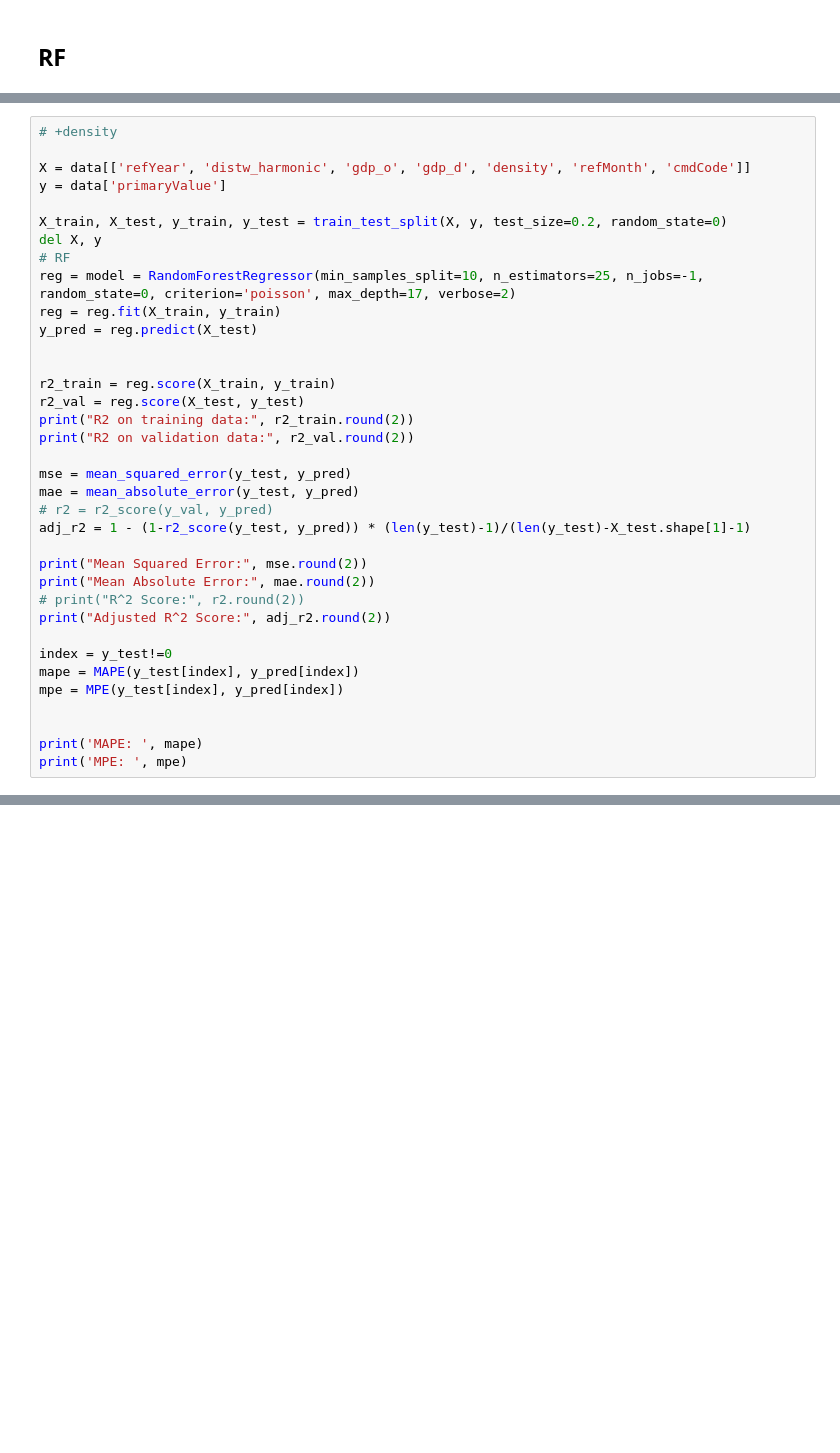
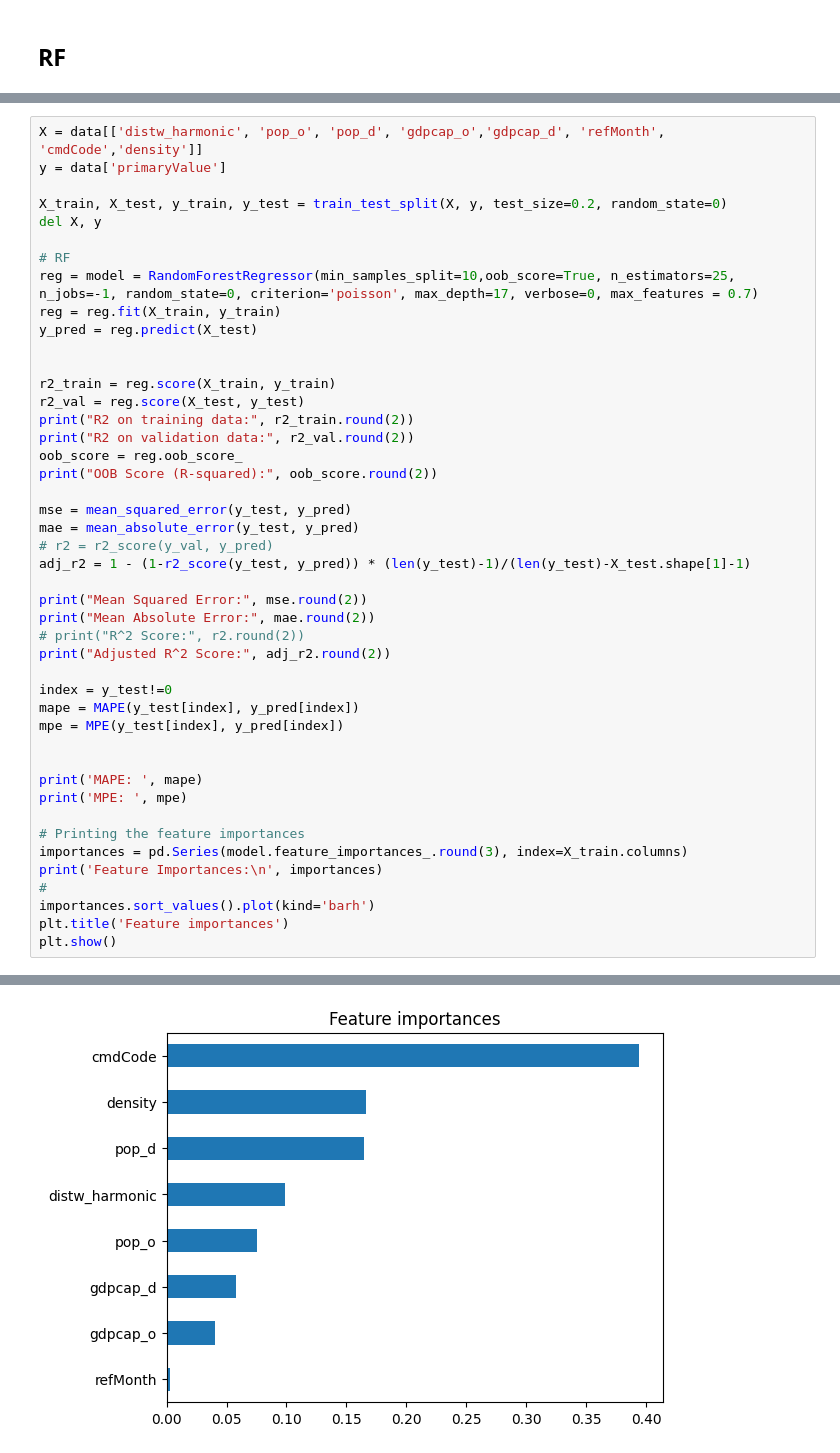
Before and after one commit to Ounoughi-Chahinez/MLforInternationalTrade, a Jupyter notebook: Exports/3. RF Experiments with Standard 20% Split (OOB).ipynb, the cells around one changed output, grey strips where cells are left out. Drawn from its saved outputs; the diff is of its cells as text; blank space fills up the shorter version.

```diff
--- a/Exports/3. RF Experiments with Standard 20% Split (OOB).ipynb
+++ b/Exports/3. RF Experiments with Standard 20% Split (OOB).ipynb
@@ -232,13 +200,12 @@ time: 1h 14min 14s (started: 2023-07-03 15:42:45 +03:00)
 # %%
-# +density
-
-X = data[['refYear', 'distw_harmonic', 'gdp_o', 'gdp_d', 'density', 'refMonth', 'cmdCode']]
+X = data[['distw_harmonic', 'pop_o', 'pop_d', 'gdpcap_o','gdpcap_d', 'refMonth', 'cmdCode','density']]
 y = data['primaryValue']
 
 X_train, X_test, y_train, y_test = train_test_split(X, y, test_size=0.2, random_state=0)
 del X, y
+
 # RF
-reg = model = RandomForestRegressor(min_samples_split=10, n_estimators=25, n_jobs=-1, random_state=0, criterion='poisson', max_depth=17, verbose=2)
+reg = model = RandomForestRegressor(min_samples_split=10,oob_score=True, n_estimators=25, n_jobs=-1, random_state=0, criterion='poisson', max_depth=17, verbose=0, max_features = 0.7)
 reg = reg.fit(X_train, y_train)
 y_pred = reg.predict(X_test)
 
@@ -247,6 +214,8 @@ r2_train = reg.score(X_train, y_train)
 r2_val = reg.score(X_test, y_test)
 print("R2 on training data:", r2_train.round(2))
 print("R2 on validation data:", r2_val.round(2))
+oob_score = reg.oob_score_
+print("OOB Score (R-squared):", oob_score.round(2))
 
 mse = mean_squared_error(y_test, y_pred)
 mae = mean_absolute_error(y_test, y_pred)
@@ -265,4 +234,12 @@ mpe = MPE(y_test[index], y_pred[index])
 
 print('MAPE: ', mape)
 print('MPE: ', mpe)
+
+# Printing the feature importances
+importances = pd.Series(model.feature_importances_.round(3), index=X_train.columns)
+print('Feature Importances:\n', importances)
+#
+importances.sort_values().plot(kind='barh')
+plt.title('Feature importances')
+plt.show()
 # %% [output]
@@ -269,0 +264 @@ print('MPE: ', mpe)
+[figure, added]
```
Also changed, not shown: parts of 26 cells of this notebook.
